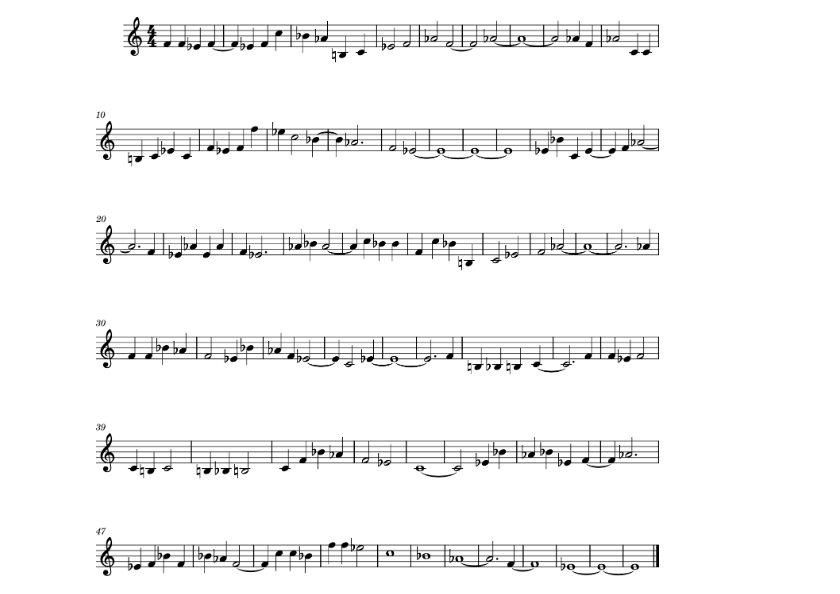
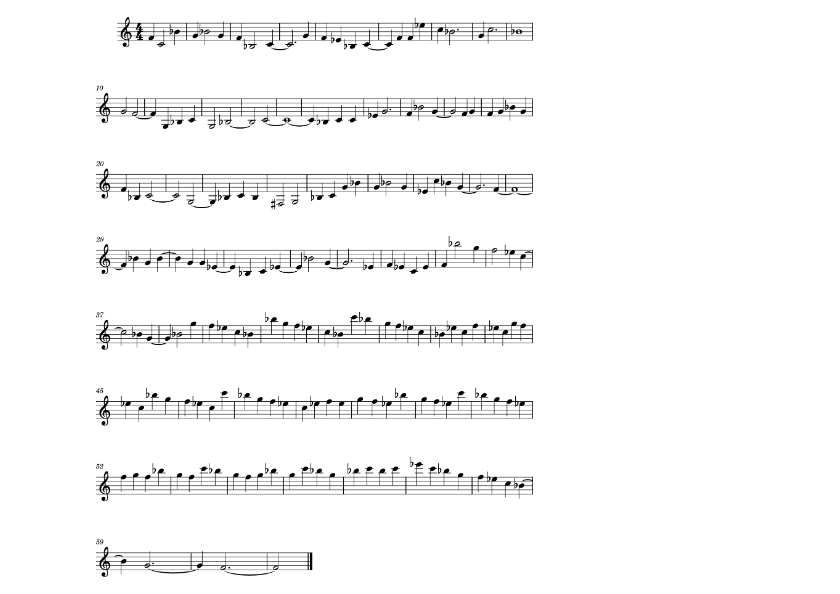
Before and after one commit to randomLevelup/algocomps, a Jupyter notebook: comp1.ipynb, the cells around one changed output. Drawn from its saved outputs; the diff is of its cells as text; code cells hidden in the pictures.

```diff
--- a/comp1.ipynb
+++ b/comp1.ipynb
@@ -170,20 +170,20 @@ def gen_lsystem_contextual(axiom, rules, iterations):
 
 def gen_plant_contextual():
     config = {
-        'axiom': 'F0F1F1',
+        'axiom': 'F1F1F1',
         'rules': {
             ('0', '0', '0'): '1',
-            ('0', '0', '1'): '0',
-            ('0', '1', '0'): '0',
-            ('0', '1', '1'): '1F1',
-            ('1', '0', '0'): '1',
-            ('1', '0', '1'): '1[+F1]',
+            ('0', '0', '1'): '1[+F1]',
+            ('0', '1', '0'): '1',
+            ('0', '1', '1'): '1',
+            ('1', '0', '0'): '0',
+            ('1', '0', '1'): '1F1',
             ('1', '1', '0'): '1',
             ('1', '1', '1'): '0',
             '+': '-',
             '-': '+',
         },
-        'iterations': 17,
+        'iterations': 20,
         'angle': 45,
         'length': 11,
         'thickness': 5,
@@ -210,37 +210,37 @@ us['musicxmlPath'] = "C:\\Program Files\\MuseScore 3\\bin\\MuseScore3.exe"
 
 def generate_music_stochastic(lsystem_string):
     s1 = stream.Stream()
-    f_major = scale.WeightedHexatonicBlues('F')
-    scale_notes = f_major.getPitches('F3', 'F5')
+    Cs_major = scale.WeightedHexatonicBlues('C')
+    scale_notes = Cs_major.getPitches('F2', 'F6')
     current_note_idx = len(scale_notes) // 2  # Start in middle of range
     current_duration = 0
     stack = []
 
     # Process each character in the L-system string
     for char in lsystem_string:
         if char == 'F':
             current_duration += 1.0  # Add quarter note duration
         elif char == '+':
             current_note_idx = min(current_note_idx + 1, len(scale_notes) - 1)
         elif char == '-':
             current_note_idx = max(current_note_idx - 1, 0)
         elif char == '[':
             stack.append((current_note_idx, current_duration))
             current_duration = 0
         elif char == ']':
             if current_duration > 0:
                 n = note.Note(scale_notes[current_note_idx], quarterLength=current_duration)
                 s1.append(n)
             current_note_idx, current_duration = stack.pop()
         # 'X' is ignored as per specification
 
     return s1
 
 s1 = generate_music_stochastic(generated_string)
 
 s1.show()
 # %% [output]
-[figure, old version]
+[figure, new version]
 # %%
 for element in s1.recurse():
     if hasattr(element, 'duration'):
```
Also changed, not shown: parts of 1 cell of this notebook, 1 other file.
